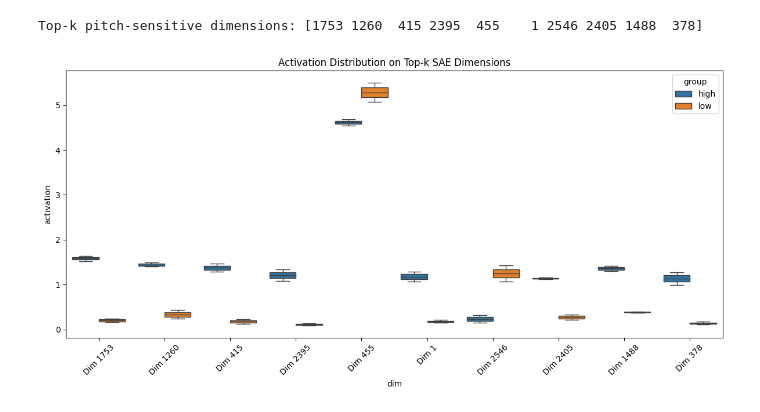
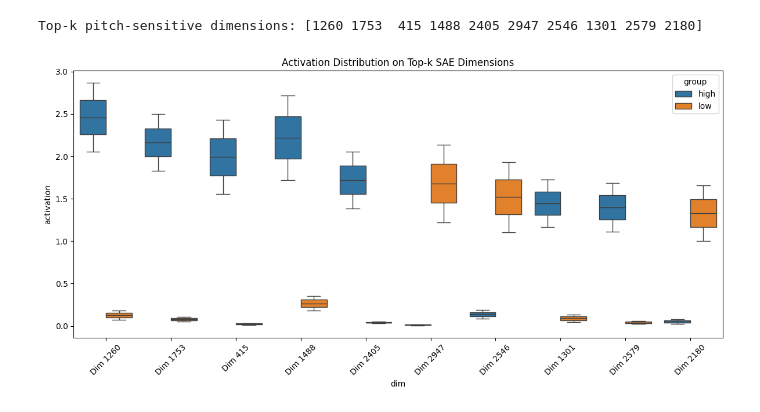
Before and after one commit to YoungJae98/pl_tts, a Jupyter notebook: src/analysis_axis.ipynb, the cells around one changed output. Drawn from its saved outputs; the diff is of its cells as text; code cells hidden in the pictures.

```diff
--- a/src/analysis_axis.ipynb
+++ b/src/analysis_axis.ipynb
@@ -45,8 +45,9 @@ sae.eval()
 
 
 
-fixed_texts = ["안녕하세요, 앞으로 잘 부탁드립니다.","오늘 날씨가 참 좋네요.", "이 프로젝트는 정말 기대돼요.", "혹시 시간 괜찮으시면 잠깐 이야기 나눌 수 있을까요?", "도움 주셔서 진심으로 감사드립니다."]
-# fixed_texts = ["안녕하세요, 앞으로 잘 부탁드립니다."]
+# fixed_texts = ["안녕하세요, 앞으로 잘 부탁드립니다.","오늘 날씨가 참 좋네요.", "이 프로젝트는 정말 기대돼요.", "혹시 시간 괜찮으시면 잠깐 이야기 나눌 수 있을까요?", "도움 주셔서 진심으로 감사드립니다."]
+# fixed_texts = ["안녕안녕안녕안녕안녕안녕안녕안녕안녕안녕안녕"]
+fixed_texts = ["잘가잘가잘가잘가잘가잘가잘가잘가잘가잘가잘가"]
 high_pitch_speakers = ['23', '4']
 low_pitch_speakers = ['35', '1']
 
@@ -132,8 +125,8 @@ import pandas as pd
 high_matrix = np.stack(h_high)  # shape: [n_high, D]
 low_matrix  = np.stack(h_low)   # shape: [n_low,  D]
 
-high_mean = high_matrix[0]#.mean(axis=0)
-low_mean = low_matrix[0]#.mean(axis=0)
+high_mean = high_matrix.mean(axis=0)
+low_mean = low_matrix.mean(axis=0)
 
 # high_mean[high_mean < 2.0] = 0.0
 # low_mean[low_mean < 2.0] = 0.0
@@ -171,32 +164,32 @@ print("Top-k pitch-sensitive dimensions:", top_dims)
 
 # for dim in top_dims:
 #     print(f"{int(dim)} - {high_mean[int(dim)]} : {low_mean[int(dim)]} = {high_mean[int(dim)] / low_mean[int(dim)]}")
 
 
 # 2) 차이가 큰 top-k 차원 추출
 
 # 3) 각 화자별 해당 차원 activation 모아서 DataFrame으로 변환
 rows = []
 for sid, vecs in [("high", h_high), ("low", h_low)]:
     speakers = high_pitch_speakers if sid=="high" else low_pitch_speakers
     for spk, h_vec in zip(speakers, vecs):
         for d in top_dims:
             rows.append({
                 "speaker": spk,
                 "group": sid,
                 "dim": f"Dim {d}",
                 "activation": h_vec[d]
             })
 
 df = pd.DataFrame(rows)
 
 # 4) Boxplot 그리기
 plt.figure(figsize=(12,6))
 sns.boxplot(x="dim", y="activation", hue="group", data=df)
 plt.xticks(rotation=45)
 plt.title("Activation Distribution on Top-k SAE Dimensions")
 plt.tight_layout()
 plt.show()
 # %% [output]
-Top-k pitch-sensitive dimensions: [1753 1260  415 2395  455    1 2546 2405 1488  378]
+Top-k pitch-sensitive dimensions: [1260 1753  415 1488 2405 2947 2546 1301 2579 2180]
-[figure, old version]
+[figure, new version]
```
Also changed, not shown: parts of 5 cells of this notebook, 4 other files.
